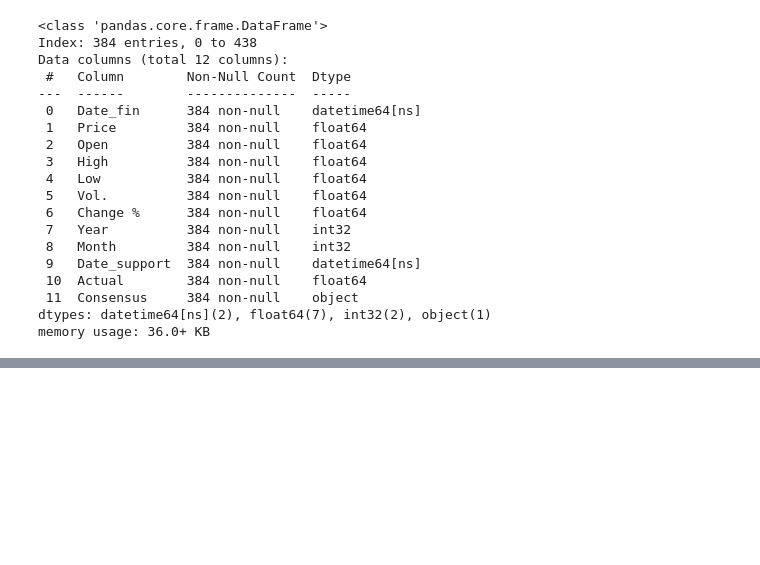
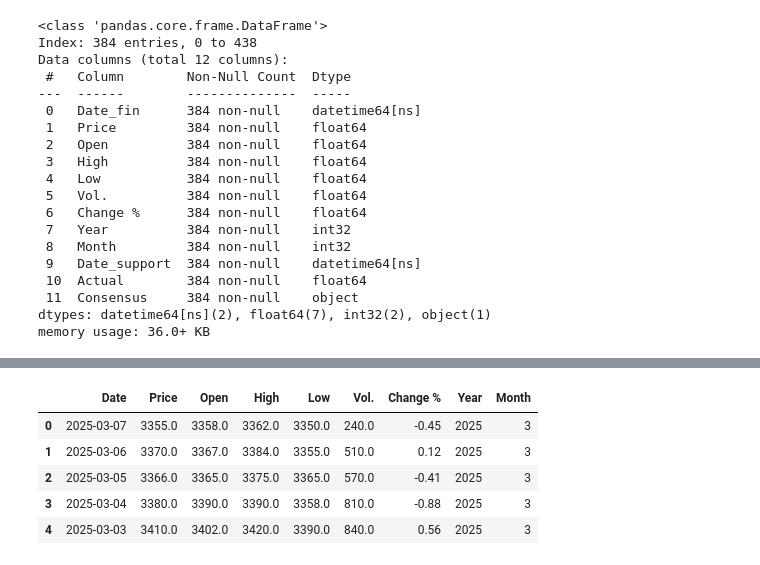
Before and after one commit to adnanwaasi/material_model, a Jupyter notebook: main.ipynb, the cells around one changed output, grey strips where cells are left out. Saved outputs shown, nothing was run; the diff lists cells and outputs as text; code cells hidden in the pictures; blank space fills up the shorter version.

```diff
--- a/main.ipynb
+++ b/main.ipynb
@@ -357,0 +555,4 @@ memory usage: 36.0+ KB
+# %%
+test_data.drop_duplicates(inplace=True)
+# %%
+test_data.dropna(inplace=True)
@@ -357,0 +602,12 @@ memory usage: 36.0+ KB
+# %%
+## merge with support data
+test_data['Year'] = test_data['Date'].dt.year
+test_data['Month'] = test_data['Date'].dt.month
+test_data.head()
+# %% [output]
+|  | Date | Price | Open | High | Low | Vol. | Change % | Year | Month |
+| 0 | 2025-03-07 | 3355.0 | 3358.0 | 3362.0 | 3350.0 | 240.0 | -0.45 | 2025 | 3 |
+| 1 | 2025-03-06 | 3370.0 | 3367.0 | 3384.0 | 3355.0 | 510.0 | 0.12 | 2025 | 3 |
+| 2 | 2025-03-05 | 3366.0 | 3365.0 | 3375.0 | 3365.0 | 570.0 | -0.41 | 2025 | 3 |
+| 3 | 2025-03-04 | 3380.0 | 3390.0 | 3390.0 | 3358.0 | 810.0 | -0.88 | 2025 | 3 |
+| 4 | 2025-03-03 | 3410.0 | 3402.0 | 3420.0 | 3390.0 | 840.0 | 0.56 | 2025 | 3 |
```
Also changed, not shown: parts of 26 cells of this notebook.
